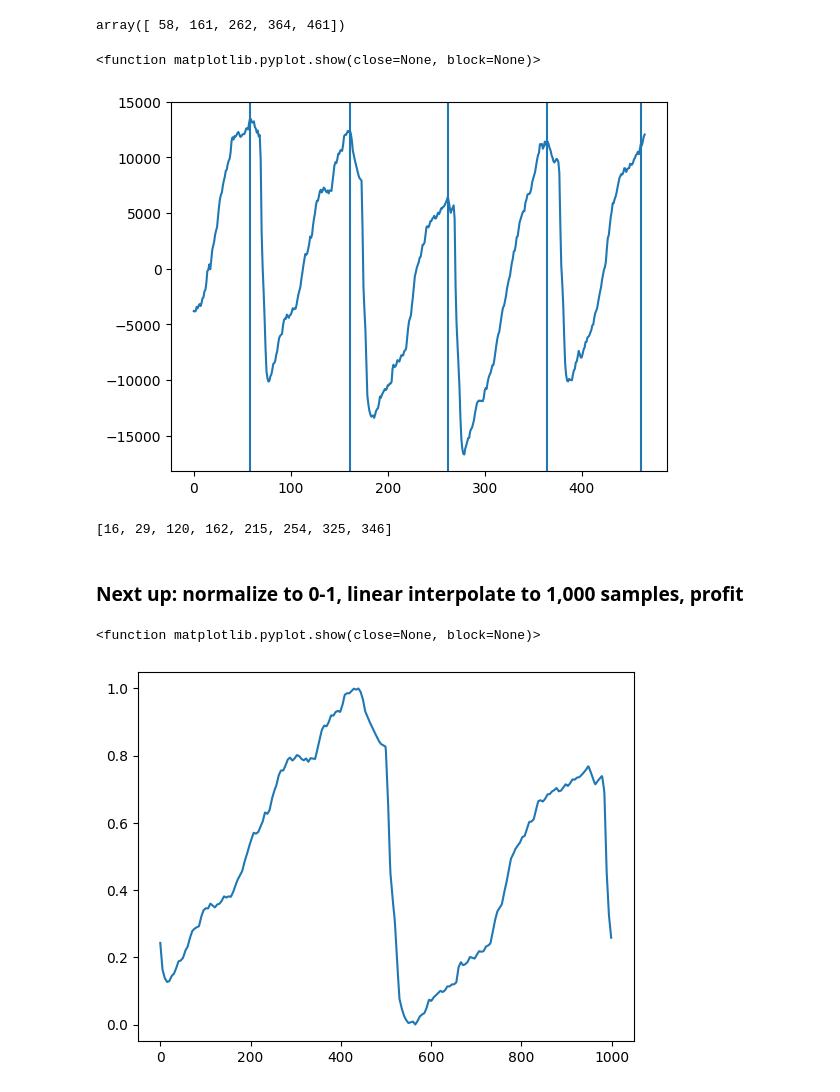
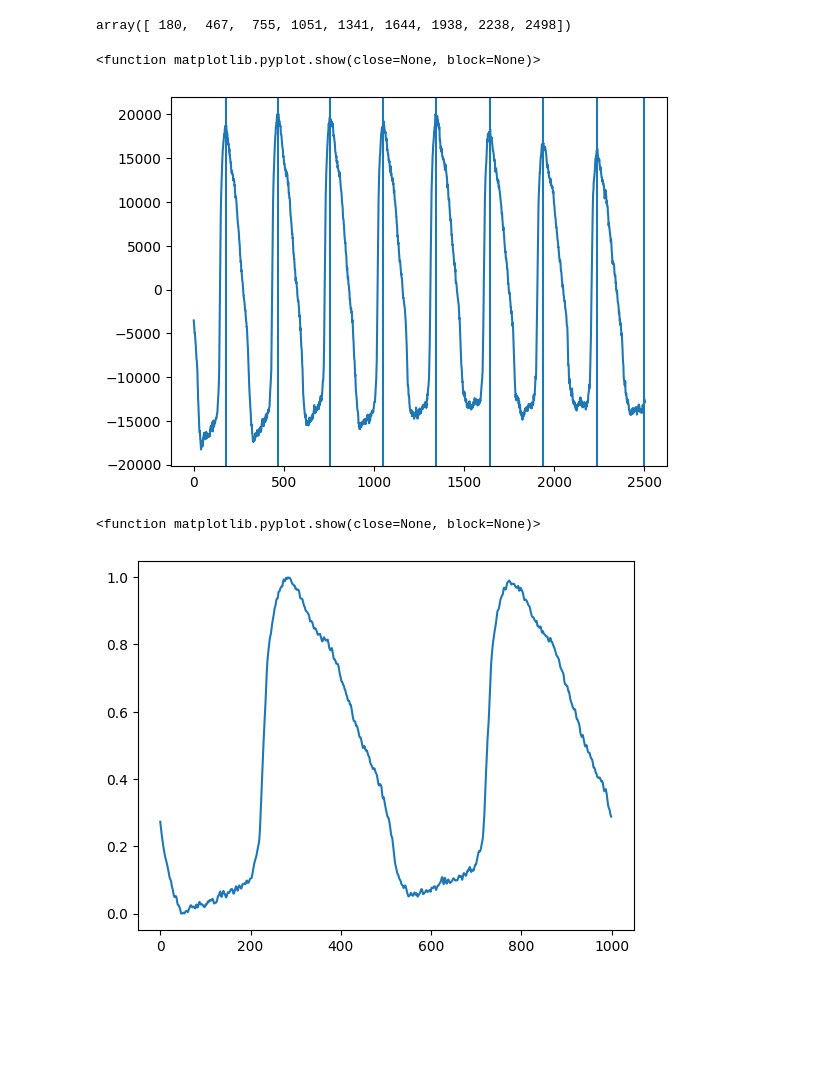
Before and after one commit to henry-h22/voice_quality_honorsthesis, a Jupyter notebook: FPCA_preprocessing.ipynb, the cells around one changed output. Cells and saved outputs as stored; diff of their text form; code cells hidden in the pictures; blank space fills up the shorter version.

```diff
--- a/FPCA_preprocessing.ipynb
+++ b/FPCA_preprocessing.ipynb
@@ -19,6 +16,6 @@ plt.show()
 # %%
 for i, row in all_data.iterrows():
-    if row.filename == "F1_bi_33_02":
+    if row.filename == "speaker3M_aC35_1":
         savedRow = row
         # break
 # %%
@@ -34,9 +31,8 @@ plt.show
 # %%
-from scipy.signal import find_peaks
-peaks, hello = find_peaks(egg, distance = int(0.7 * samplerate / savedRow.strF0))
+peaks = pitchmark(egg, samplerate, savedRow.strF0)
 peaks
 # %% [output]
-array([ 58, 161, 262, 364, 461])
+array([ 180,  467,  755, 1051, 1341, 1644, 1938, 2238, 2498])
 # %%
 plt.plot(egg)
 for peak in peaks:
@@ -44,31 +40,29 @@ for peak in peaks:
 plt.show
 # %% [output]
 <function matplotlib.pyplot.show(close=None, block=None)>
-[figure, old version]
+[figure, new version]
 # %%
 # between the second and third peak, find the min and max:
 
-temp_thing_blah = egg[peaks[1]:peaks[2]]
-max_thing = np.max(temp_thing_blah)
-min_thing = np.min(temp_thing_blah)
+# singleton = egg[peaks[1]:peaks[2]]
+# maxx = float(np.max(singleton))
+# minn = float(np.min(singleton))
 
-threshold = min_thing + ((max_thing - min_thing) / 4)
+threshold = find_threshold(egg, peaks)
 # %%
-rounded_off = egg[peaks[0]:endSample]
-above_thresh = set(np.argwhere(rounded_off >= threshold).flatten())
+# rounded_off = egg[peaks[0]:]
+# above_thresh = set(np.argwhere(rounded_off >= threshold).flatten())
 
-crosses = []
-for i in range(1, len(rounded_off)):
-    if (i - 1 in above_thresh) != (i in above_thresh):
-        crosses.append(i)
+# crosses = []
+# for i in range(1, len(rounded_off)):
+#     if (i - 1 in above_thresh) != (i in above_thresh):
+#         crosses.append(i)
 
-crosses
+# crosses
 
-# plt.plot(clipped_egg)
-# for peak in crosses:
-#     plt.axvline(peak)
+# plt.plot(rounded_off)
+# for cross in crosses:
+#     plt.axvline(cross)
 # plt.axhline(threshold)
 # plt.show
-# %% [output]
-[16, 29, 120, 162, 215, 254, 325, 346]
 # %%
@@ -76,2 +69,0 @@ clipped_egg = rounded_off[crosses[0]:crosses[4]]
-# %% [markdown]
-### Next up: normalize to 0-1, linear interpolate to 1,000 samples, profit
@@ -83,11 +70,9 @@ normalized_egg = (clipped_egg - np.min(clipped_egg)) / (np.max(clipped_egg) - np
 # %%
-original_length = len(normalized_egg)
-xp = np.arange(original_length)
-x = np.linspace(0, original_length - 1, num=1000)
-interpolated_egg = np.interp(x, xp, normalized_egg)
+clipped_egg = clip_egg(egg, threshold, peaks[0])
+final = normalize_egg(clipped_egg)
 
-plt.plot(interpolated_egg)
+plt.plot(final)
 plt.show
 # %% [output]
 <function matplotlib.pyplot.show(close=None, block=None)>
-[figure, old version]
+[figure, new version]
```
Also changed, not shown: parts of 6 cells of this notebook.
